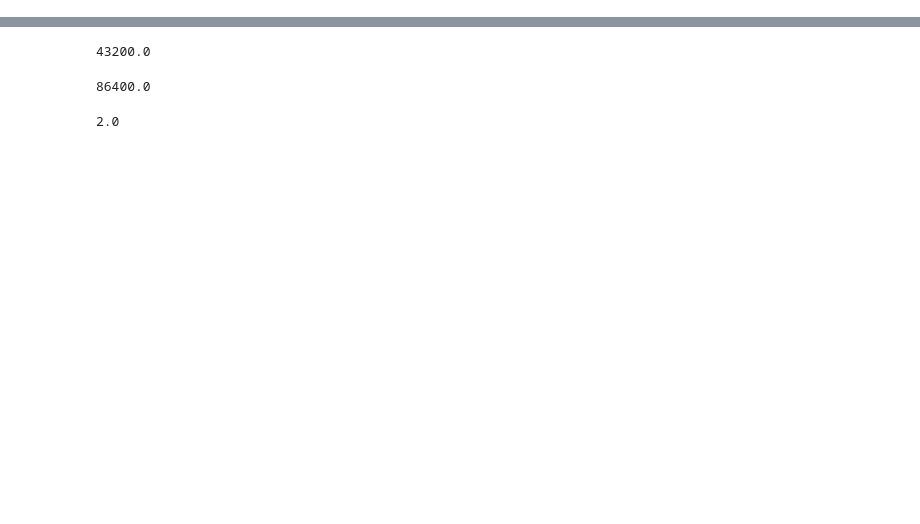
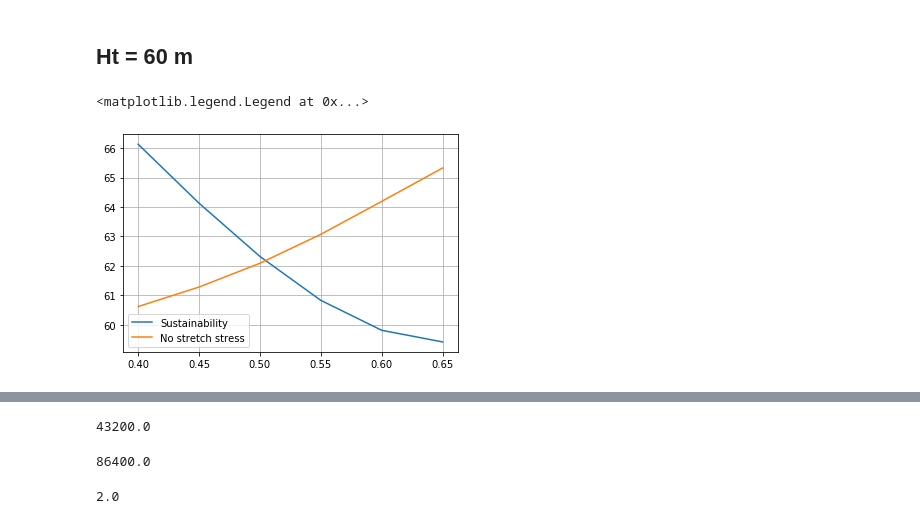
Before and after one commit to George-Mounts/bachelor_project, a Jupyter notebook: 3_better_function.ipynb, the cells around one changed output, grey strips where cells are left out. Drawn from its saved outputs; the diff is of its cells as text; code cells hidden in the pictures; blank space fills up the shorter version.

```diff
--- a/3_better_function.ipynb
+++ b/3_better_function.ipynb
@@ -456,0 +399,39 @@ n = 0.7500000000000002 69.0 | 64.0
+# %% [markdown]
+## Ht = 60 m
+# %%
+n_array = np.arange(0.4, 0.7, 0.05)
+B_array = np.arange(40, 91, 1)
+B_graph_array = np.zeros((3, n_array.size))
+sigma_z_allow = 30
+
+super_array = np.zeros((n_array.size, 4, B_array.size))
+over_zero_array = np.zeros((n_array.size, ))
+for i in super_array:
+    i[0] = B_array
+
+#sustain
+for j, n in enumerate(n_array):
+
+    for i, B in enumerate(B_array):
+        super_array[j][1][i] = static_calc(output="sustainability")
+        super_array[j][2][i] = static_calc(output="no_stretch_eq")
+        super_array[j][3][i] = static_calc(output="sigma_zA")
+        if super_array[j][1][i] > 0 and super_array[j][1][i-1] < 0:
+            #print(str(n)[:3], super_array[j][0][i-1], super_array[j][0][i], super_array[j][1][i-1], super_array[j][1][i])
+            B_graph_array[0][j] = super_array[j][0][i-1] - super_array[j][1][i-1] / (super_array[j][1][i] - super_array[j][1][i-1])
+            B_graph_array[1][j] = super_array[j][0][i-1] - super_array[j][2][i-1] / (super_array[j][2][i] - super_array[j][2][i-1])
+            B_graph_array[2][j] = super_array[j][0][i-1] - super_array[j][3][i-1] / (super_array[j][3][i] - super_array[j][3][i-1])
+
+
+#print(B_graph_array)
+#print("For n = 0.1: ")
+#print(super_array[0])
+
+fig, ax = plt.subplots()
+ax.plot(n_array, B_graph_array[0], label="Sustainability")
+ax.plot(n_array, B_graph_array[1], label="No stretch stress")
+ax.grid()
+ax.legend()
+# %% [output]
+<matplotlib.legend.Legend at 0x...>
+[figure, added]
```
Also changed, not shown: parts of 9 cells of this notebook.
